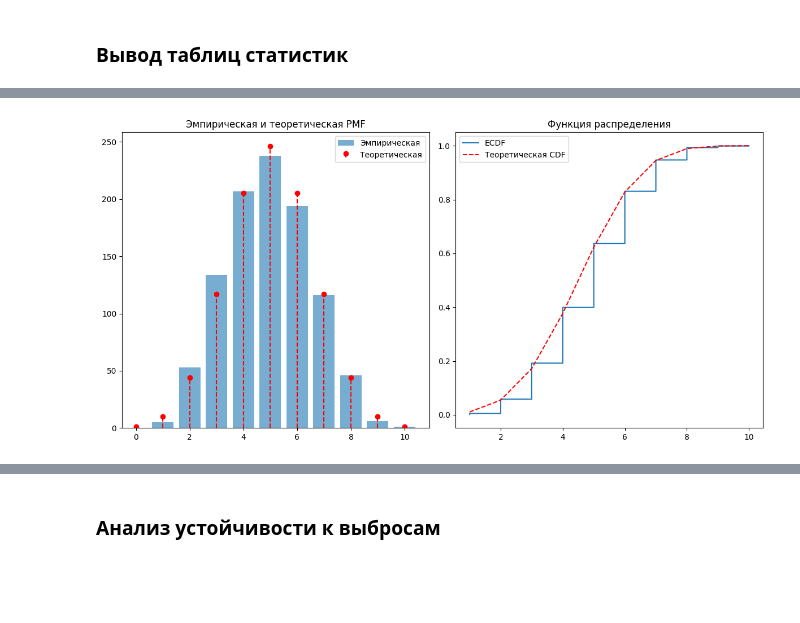
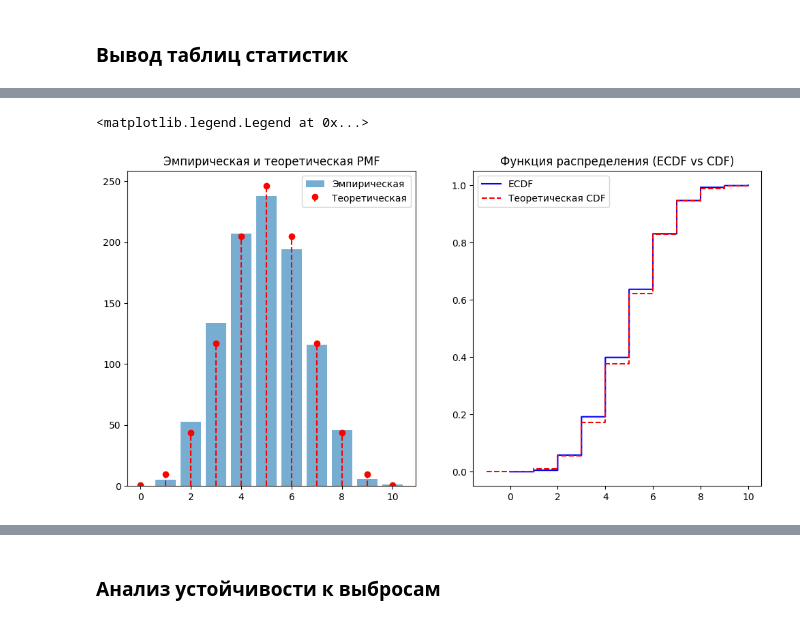
Before and after one commit to mezgou/labs-statistics-and-data-analysis, a Jupyter notebook: src/lab2/descriptive_statistics.ipynb, the cells around one changed output, grey strips where cells are left out. Drawn from its saved outputs; the diff is of its cells as text; code cells hidden in the pictures; blank space fills up the shorter version.

```diff
--- a/src/lab2/descriptive_statistics.ipynb
+++ b/src/lab2/descriptive_statistics.ipynb
@@ -102,26 +192,32 @@ Central Moments: [np.float64(-2.1316282072803006e-17), np.float64(0.977010552447
 # %%
 plt.figure(figsize=(12, 6))
 
 # Эмпирическая и теоретическая PMF
 x_binom = np.arange(0, 11)
 plt.subplot(121)
 values, counts = np.unique(binom_sample, return_counts=True)
 plt.bar(values, counts, width=0.8, alpha=0.6, label="Эмпирическая")
 plt.stem(x_binom, stats.binom.pmf(x_binom, n=10, p=0.5) * N,
          linefmt='r--', markerfmt='ro', basefmt=' ', label="Теоретическая")
 plt.legend()
 plt.title("Эмпирическая и теоретическая PMF")
 
 # ECDF
 plt.subplot(122)
 x = np.sort(binom_sample)
 y = np.arange(1, len(x) + 1) / len(x)
-plt.step(x, y, where="post", label="ECDF")
-plt.plot(x, stats.binom.cdf(x, n=10, p=0.5), "r--", label="Теоретическая CDF")
-plt.title("Функция распределения")
+x_ecdf = np.concatenate([[x[0] - 1], x])
+y_ecdf = np.concatenate([[0], y])
+plt.step(x_ecdf, y_ecdf, where="post", label="ECDF", color='blue')
+x_theor = np.arange(0, 11)
+y_theor = stats.binom.cdf(x_theor, n=10, p=0.5)
+x_cdf = np.concatenate([[x_theor[0] - 1], x_theor])
+y_cdf = np.concatenate([[0], y_theor])
+plt.step(x_cdf, y_cdf, where="post", label="Теоретическая CDF", color='red', linestyle='--')
+
+plt.title("Функция распределения (ECDF vs CDF)")
 plt.legend()
-plt.tight_layout()
-plt.show()
 # %% [output]
+<matplotlib.legend.Legend at 0x...>
-[figure, old version]
+[figure, new version]
 # %% [markdown]
```
Also changed, not shown: parts of 5 cells of this notebook, 3 other files.
